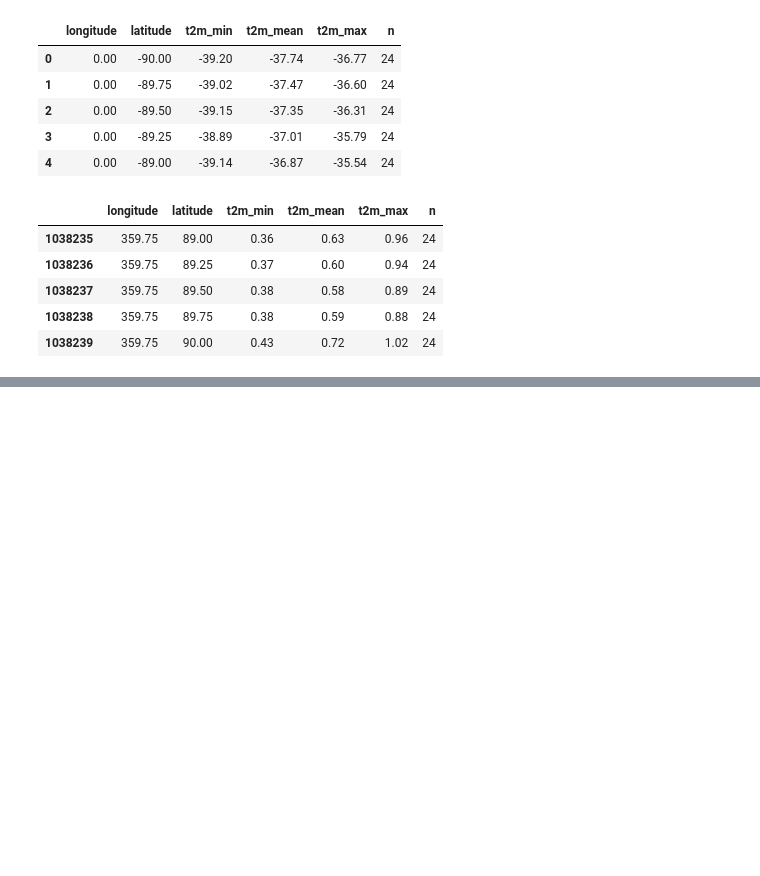
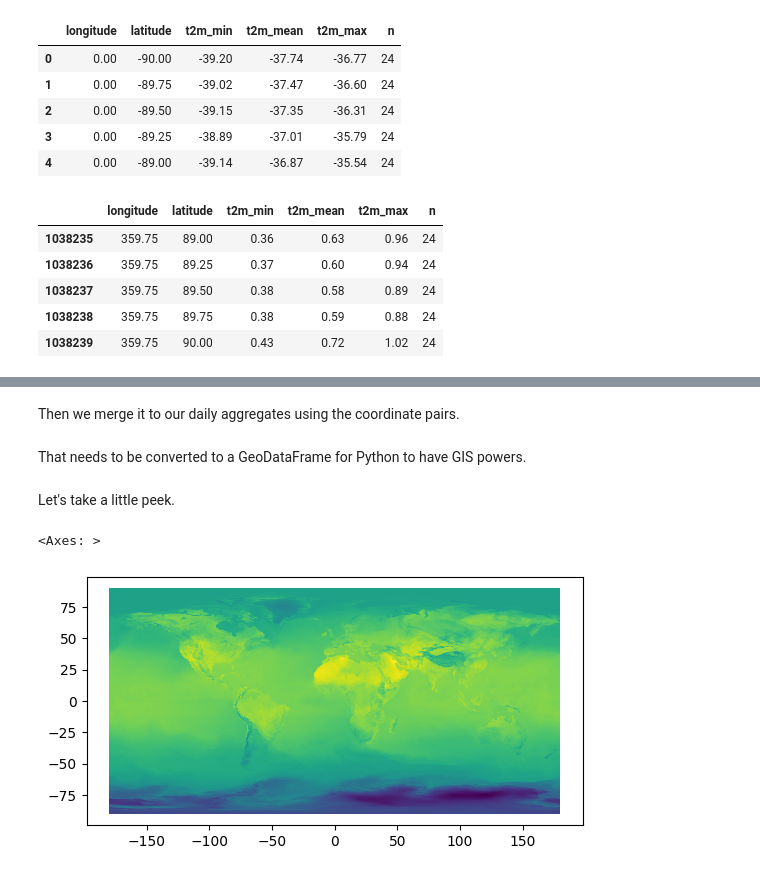
Before and after one commit to palewire/climate-data-example, a Jupyter notebook: era5.ipynb, the cells around one changed output, grey strips where cells are left out. Saved outputs shown, nothing was run; the diff lists cells and outputs as text; code cells hidden in the pictures; blank space fills up the shorter version.

```diff
--- a/era5.ipynb
+++ b/era5.ipynb
@@ -194,0 +286,33 @@ assert (daily_ranges.n == 24).all()
+# %%
+def create_polygon(x: float, y: float, width: float) -> Polygon:
+    """Convert the provided centroid into a polygon using the provided width.
+
+    Parameters
+    ----------
+    x : float
+        The longitude centroid.
+    y : float
+        The latitude centroid.
+    width : float
+        The width of the polygon in degrees.
+
+    Returns
+    -------
+    Polygon
+        The polygon.
+
+    Examples
+    --------
+    >>> create_polygon(0, 0, 1)
+    POLYGON ((-0.5 0.5, 0.5 0.5, 0.5 -0.5, -0.5 -0.5, -0.5 0.5))
+    """
+    half = width * 0.5
+    return Polygon(
+        [
+            [x - half, y + half],  # Upper left
+            [x + half, y + half],  # Upper right
+            [x + half, y - half],  # Lower right
+            [x - half, y - half],  # Lower left
+            [x - half, y + half],  # Upper left
+        ]
+    )
@@ -194,0 +367,17 @@ assert (daily_ranges.n == 24).all()
+# %%
+grid_gdf = get_grid_gdf()
+# %% [markdown]
+Then we merge it to our daily aggregates using the coordinate pairs.
+# %%
+merged_df = pd.merge(daily_ranges, grid_gdf, on=["longitude", "latitude"], how="right")
+# %% [markdown]
+That needs to be converted to a GeoDataFrame for Python to have GIS powers.
+# %%
+merged_gdf = gpd.GeoDataFrame(merged_df)
+# %% [markdown]
+Let's take a little peek.
+# %%
+merged_gdf.plot("t2m_max", cmap="viridis")
+# %% [output]
+<Axes: >
+[figure, added]
```
Also changed, not shown: parts of 68 cells of this notebook, 7 other files.
